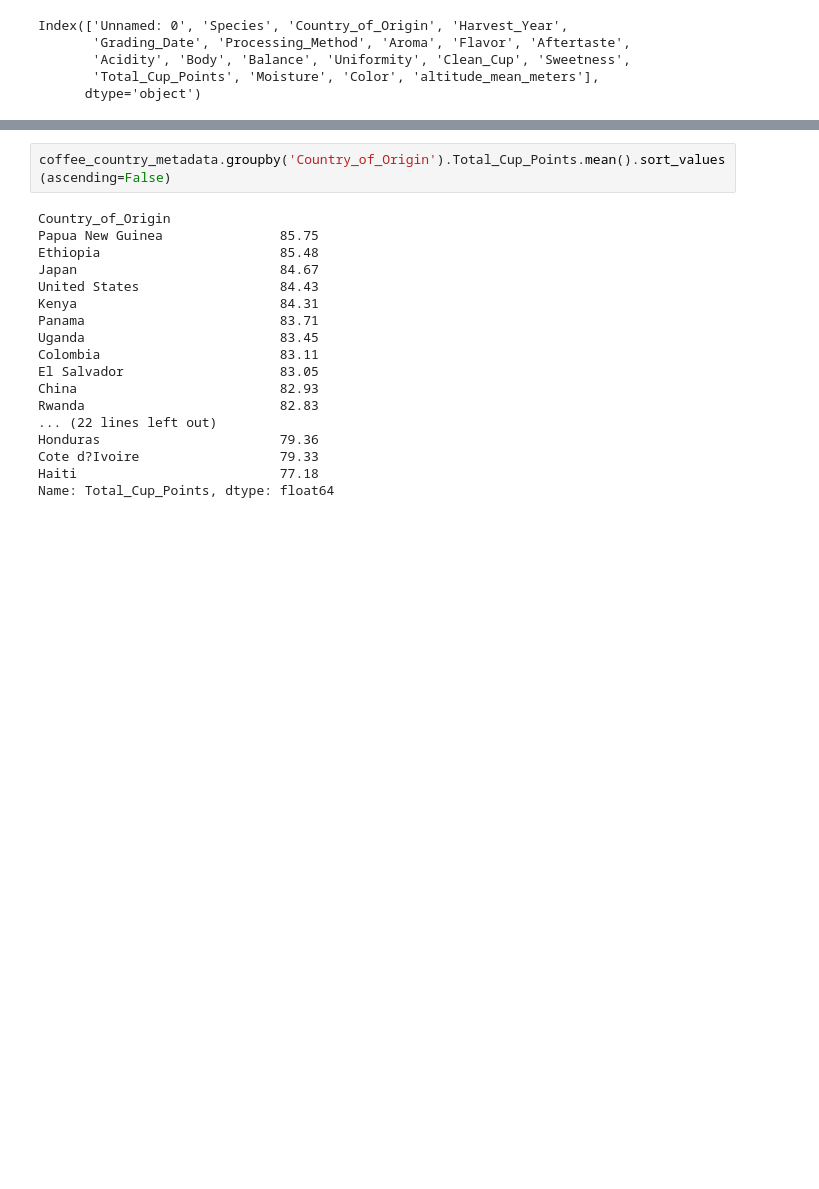
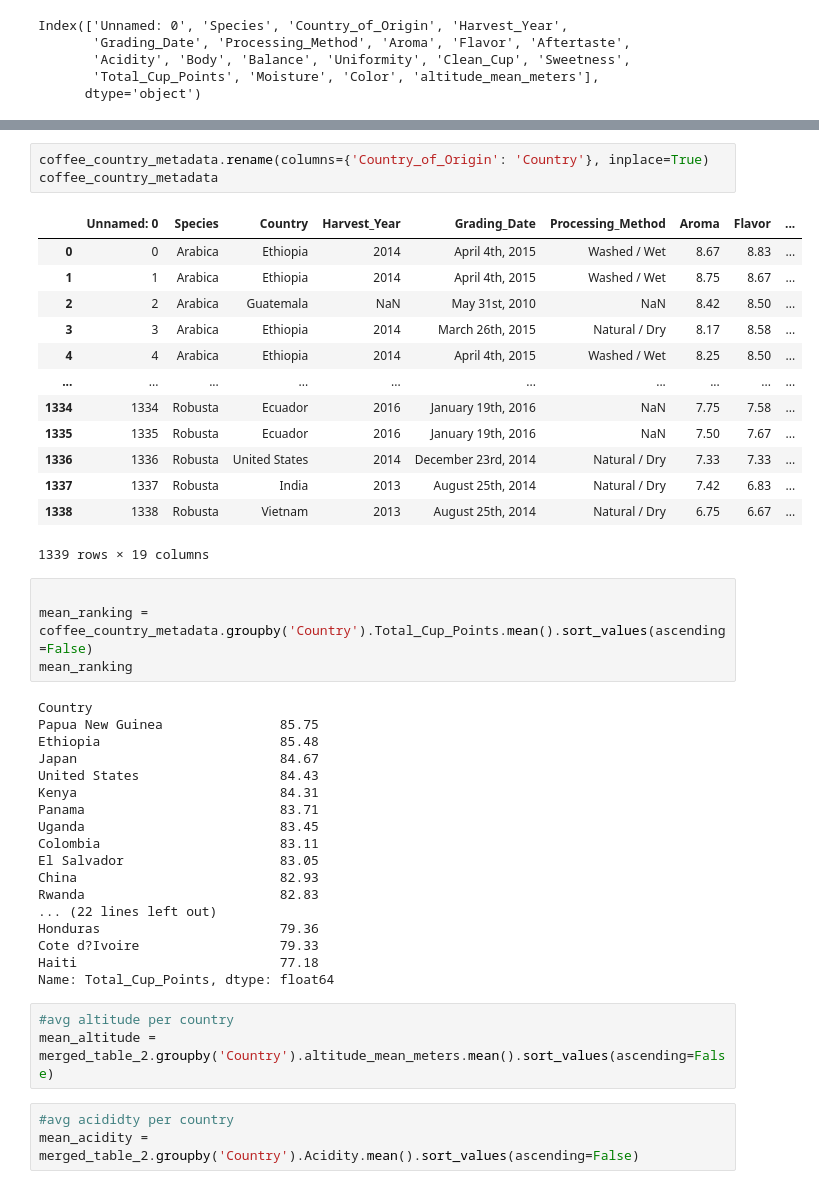
Before and after one commit to UC-Berkeley-I-School/Project2_Team_7, a Jupyter notebook: coffee_distribution.ipynb, the cells around one changed output, grey strips where cells are left out. Cells and saved outputs as stored; diff of their text form; blank space fills up the shorter version.

```diff
--- a/coffee_distribution.ipynb
+++ b/coffee_distribution.ipynb
@@ -165,7 +110,26 @@ Index(['Unnamed: 0', 'Species', 'Country_of_Origin', 'Harvest_Year',
+# %%
+coffee_country_metadata.rename(columns={'Country_of_Origin': 'Country'}, inplace=True)
+coffee_country_metadata
+# %% [output]
+|  | Unnamed: 0 | Species | Country | Harvest_Year | Grading_Date | Processing_Method | Aroma | Flavor | ... |
+| 0 | 0 | Arabica | Ethiopia | 2014 | April 4th, 2015 | Washed / Wet | 8.67 | 8.83 | ... |
+| 1 | 1 | Arabica | Ethiopia | 2014 | April 4th, 2015 | Washed / Wet | 8.75 | 8.67 | ... |
+| 2 | 2 | Arabica | Guatemala | NaN | May 31st, 2010 | NaN | 8.42 | 8.50 | ... |
+| 3 | 3 | Arabica | Ethiopia | 2014 | March 26th, 2015 | Natural / Dry | 8.17 | 8.58 | ... |
+| 4 | 4 | Arabica | Ethiopia | 2014 | April 4th, 2015 | Washed / Wet | 8.25 | 8.50 | ... |
+| ... | ... | ... | ... | ... | ... | ... | ... | ... | ... |
+| 1334 | 1334 | Robusta | Ecuador | 2016 | January 19th, 2016 | NaN | 7.75 | 7.58 | ... |
+| 1335 | 1335 | Robusta | Ecuador | 2016 | January 19th, 2016 | NaN | 7.50 | 7.67 | ... |
+| 1336 | 1336 | Robusta | United States | 2014 | December 23rd, 2014 | Natural / Dry | 7.33 | 7.33 | ... |
+| 1337 | 1337 | Robusta | India | 2013 | August 25th, 2014 | Natural / Dry | 7.42 | 6.83 | ... |
+| 1338 | 1338 | Robusta | Vietnam | 2013 | August 25th, 2014 | Natural / Dry | 6.75 | 6.67 | ... |
+1339 rows × 19 columns
 # %%
-coffee_country_metadata.groupby('Country_of_Origin').Total_Cup_Points.mean().sort_values(ascending=False)
+
+mean_ranking = coffee_country_metadata.groupby('Country').Total_Cup_Points.mean().sort_values(ascending=False)
+mean_ranking
 # %% [output]
-Country_of_Origin
+Country
 Papua New Guinea               85.75
 Ethiopia                       85.48
 Japan                          84.67
@@ -182,3 +146,9 @@ Honduras                       79.36
 Cote d?Ivoire                  79.33
 Haiti                          77.18
 Name: Total_Cup_Points, dtype: float64
+# %%
+#avg altitude per country
+mean_altitude = merged_table_2.groupby('Country').altitude_mean_meters.mean().sort_values(ascending=False)
+# %%
+#avg acididty per country
+mean_acidity = merged_table_2.groupby('Country').Acidity.mean().sort_values(ascending=False)
```
Also changed, not shown: parts of 17 cells of this notebook.
